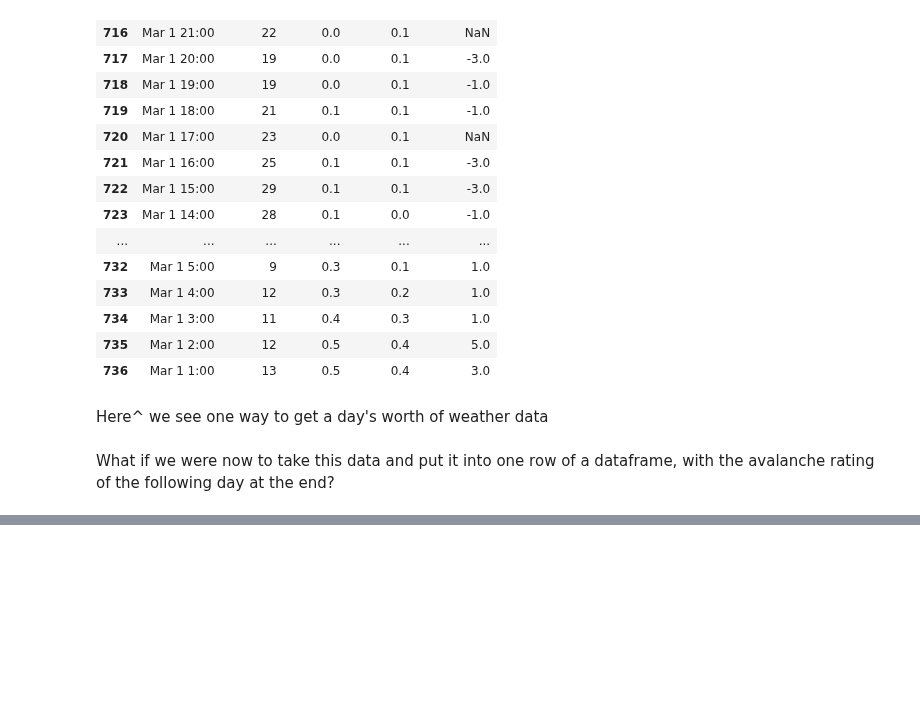
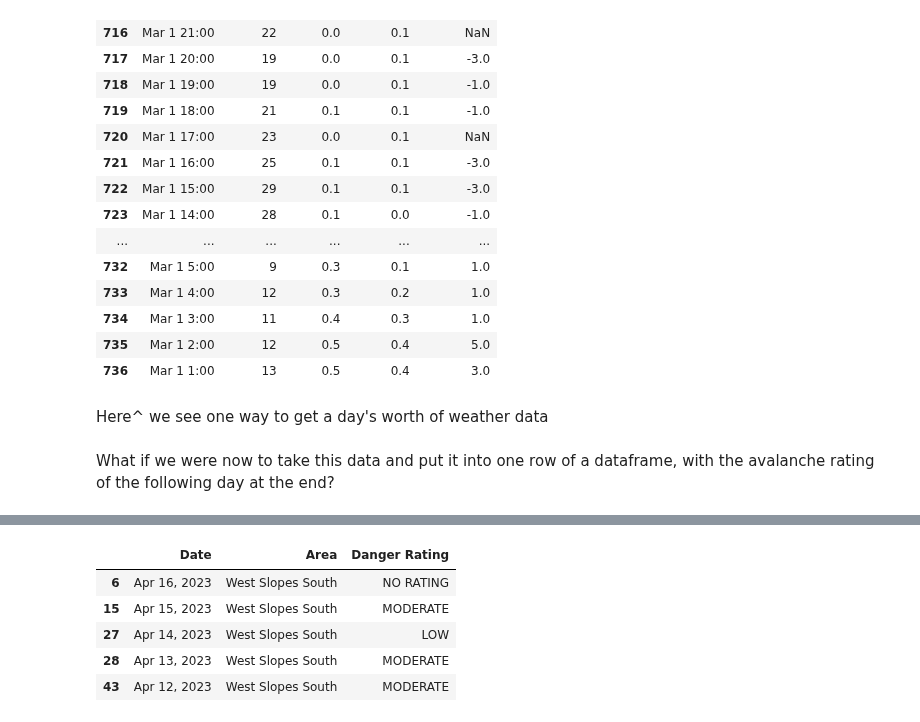
Before and after one commit to itsjpb/470-avalanche-prediction, a Jupyter notebook: example_data_loading.ipynb, the cells around one changed output, grey strips where cells are left out. Cells and saved outputs as stored; diff of their text form; code cells hidden in the pictures; blank space fills up the shorter version.

```diff
--- a/example_data_loading.ipynb
+++ b/example_data_loading.ipynb
@@ -77,0 +90,11 @@ What if we were now to take this data and put it into one row of a dataframe, wi
+# %%
+target_area = 'West Slopes South'
+danger = danger[(danger == target_area).any(axis=1)]
+danger.head()
+# %% [output]
+|  | Date | Area | Danger Rating |
+| 6 | Apr 16, 2023 | West Slopes South | NO RATING |
+| 15 | Apr 15, 2023 | West Slopes South | MODERATE |
+| 27 | Apr 14, 2023 | West Slopes South | LOW |
+| 28 | Apr 13, 2023 | West Slopes South | MODERATE |
+| 43 | Apr 12, 2023 | West Slopes South | MODERATE |
```
Also changed, not shown: parts of 18 cells of this notebook.
